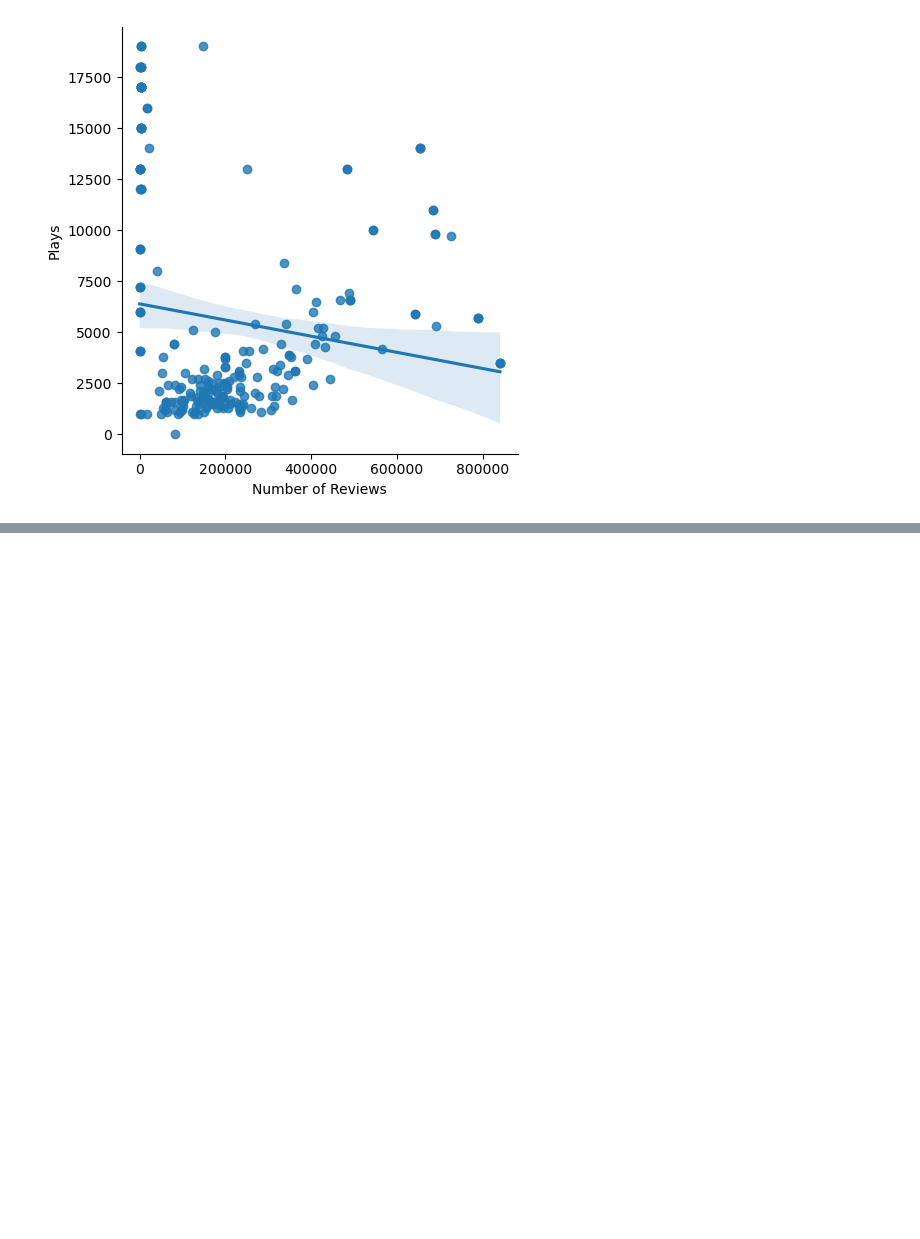
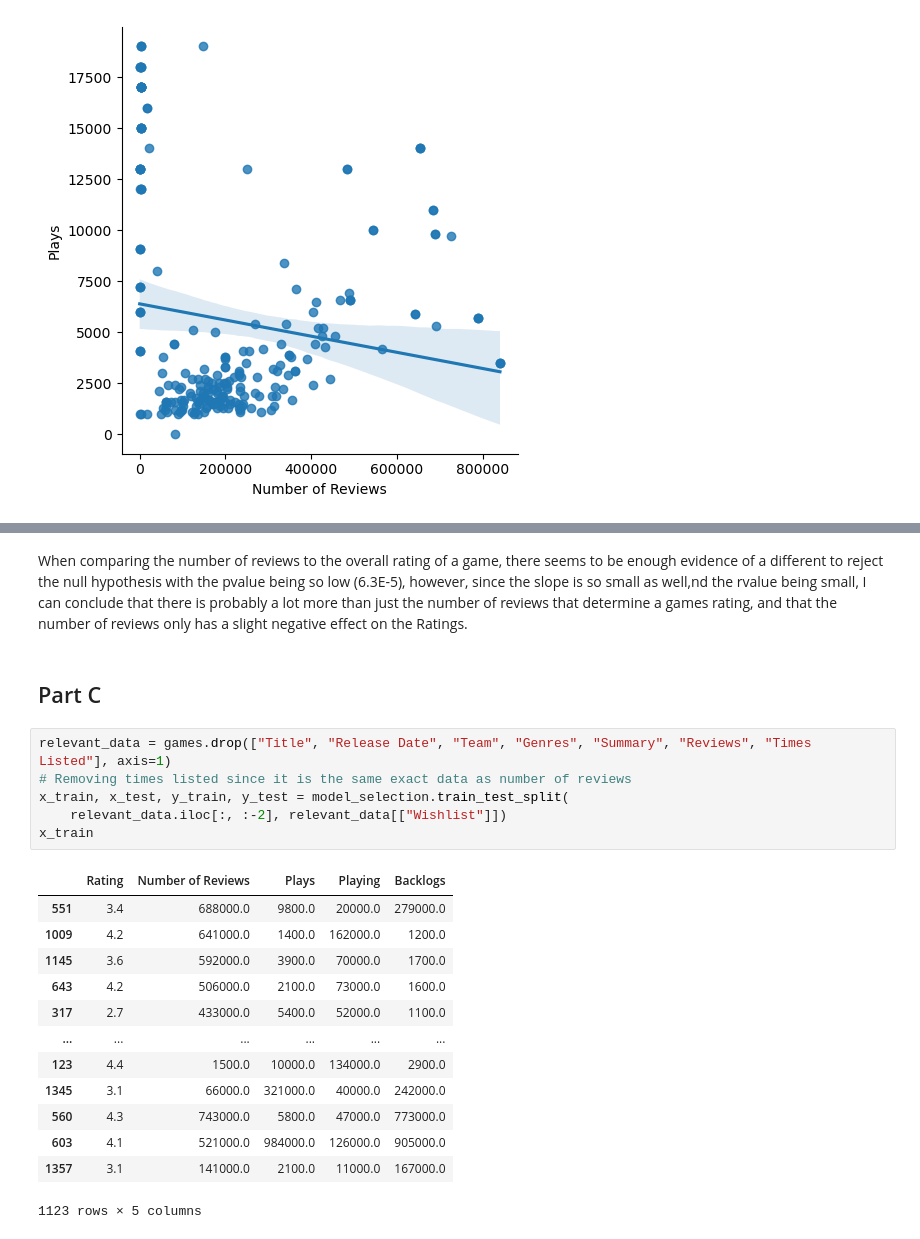
Before and after one commit to seanjedi/COMP-293A-Final-Project, a Jupyter notebook: Final_Project_Sean_M.ipynb, the cells around one changed output, grey strips where cells are left out. Drawn from its saved outputs; the diff is of its cells as text; blank space fills up the shorter version.

```diff
--- a/Final Project.ipynb
+++ b/Final_Project_Sean_M.ipynb
@@ -110,0 +176,24 @@ plt.show()
+# %% [markdown]
+When comparing the number of reviews to the overall rating of a game, there seems to be enough evidence of a different to reject the null hypothesis with the pvalue being so low (6.3E-5), however, since the slope is so small as well,nd the rvalue being small, I can conclude that there is probably a lot more than just the number of reviews that determine a games rating, and that the number of reviews only has a slight negative effect on the Ratings.
+# %% [markdown]
+## Part C
+# %%
+relevant_data = games.drop(["Title", "Release Date", "Team", "Genres", "Summary", "Reviews", "Times Listed"], axis=1)
+# Removing times listed since it is the same exact data as number of reviews
+x_train, x_test, y_train, y_test = model_selection.train_test_split(
+    relevant_data.iloc[:, :-2], relevant_data[["Wishlist"]])
+x_train
+# %% [output]
+|  | Rating | Number of Reviews | Plays | Playing | Backlogs |
+| 551 | 3.4 | 688000.0 | 9800.0 | 20000.0 | 279000.0 |
+| 1009 | 4.2 | 641000.0 | 1400.0 | 162000.0 | 1200.0 |
+| 1145 | 3.6 | 592000.0 | 3900.0 | 70000.0 | 1700.0 |
+| 643 | 4.2 | 506000.0 | 2100.0 | 73000.0 | 1600.0 |
+| 317 | 2.7 | 433000.0 | 5400.0 | 52000.0 | 1100.0 |
+| ... | ... | ... | ... | ... | ... |
+| 123 | 4.4 | 1500.0 | 10000.0 | 134000.0 | 2900.0 |
+| 1345 | 3.1 | 66000.0 | 321000.0 | 40000.0 | 242000.0 |
+| 560 | 4.3 | 743000.0 | 5800.0 | 47000.0 | 773000.0 |
+| 603 | 4.1 | 521000.0 | 984000.0 | 126000.0 | 905000.0 |
+| 1357 | 3.1 | 141000.0 | 2100.0 | 11000.0 | 167000.0 |
+1123 rows × 5 columns
```
Also changed, not shown: parts of 18 cells of this notebook.
